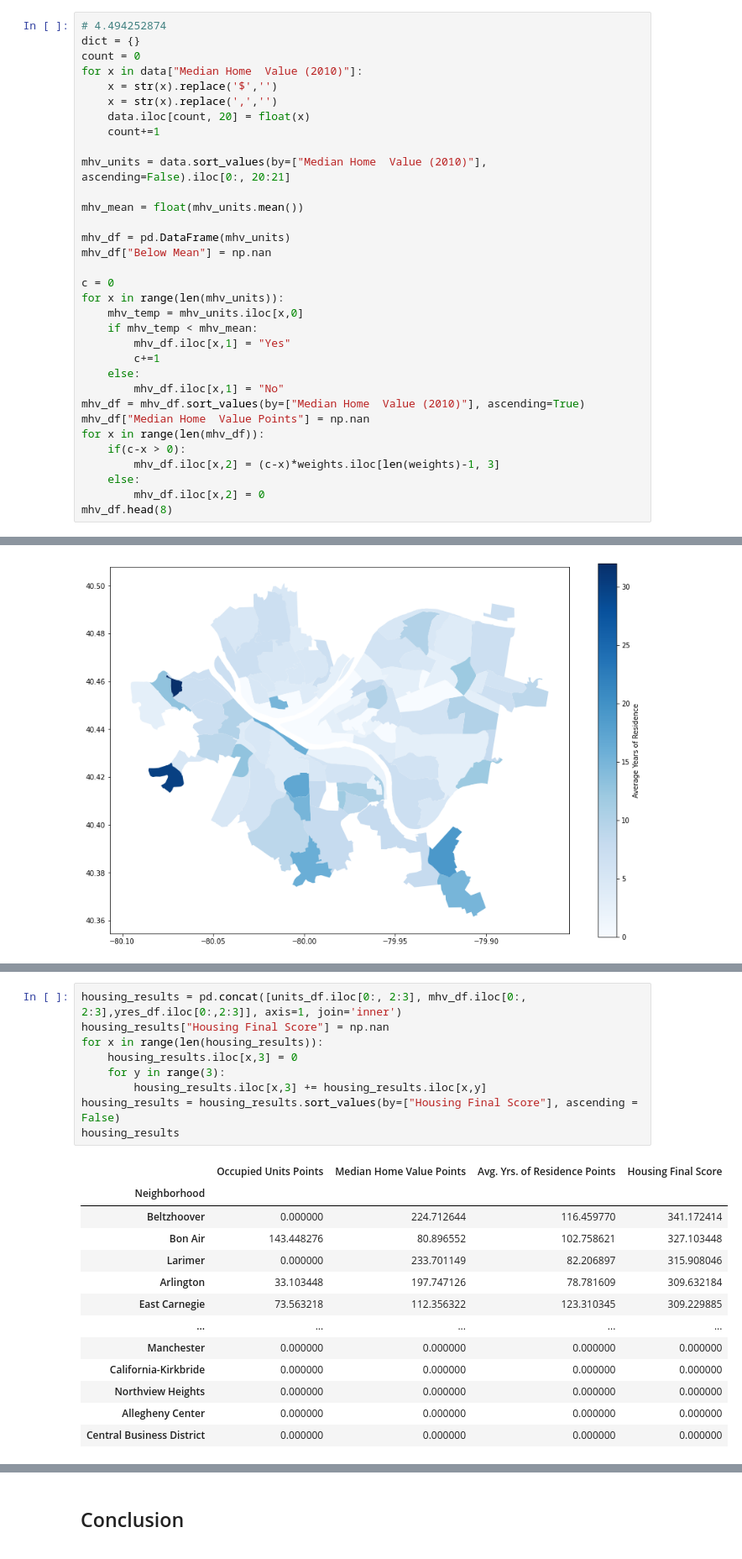
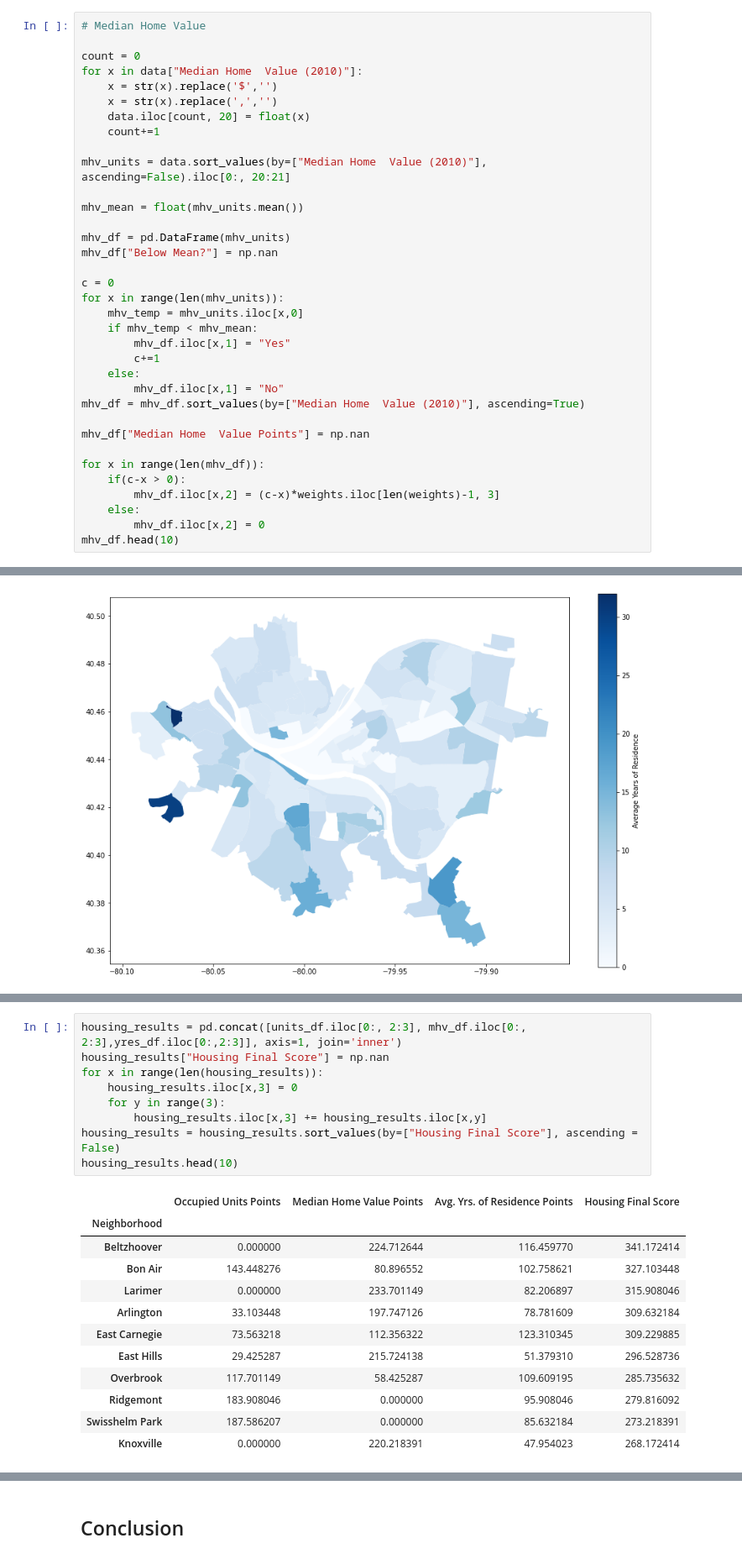
Before and after one commit to Nick0306/Big_Ideas_Final_Project, a Jupyter notebook: Dataset Notebooks/CombinedNotebook.ipynb, the cells around one changed output, grey strips where cells are left out. Shown at 84% size. Drawn from its saved outputs; the diff is of its cells as text.

```diff
--- a/Dataset Notebooks/CombinedNotebook.ipynb
+++ b/Dataset Notebooks/CombinedNotebook.ipynb
@@ -613,6 +611,6 @@ The same process was repeated for median home value. The values were made numeri
 # %%
-# 4.494252874
-dict = {}
+# Median Home Value
+
 count = 0
 for x in data["Median Home  Value (2010)"]:
     x = str(x).replace('$','')
@@ -625,7 +623,7 @@ mhv_units = data.sort_values(by=["Median Home  Value (2010)"], ascending=False).
 mhv_mean = float(mhv_units.mean())
 
 mhv_df = pd.DataFrame(mhv_units)
-mhv_df["Below Mean"] = np.nan
+mhv_df["Below Mean?"] = np.nan
 
 c = 0
 for x in range(len(mhv_units)):
@@ -636,11 +634,13 @@ for x in range(len(mhv_units)):
     else:
         mhv_df.iloc[x,1] = "No"
 mhv_df = mhv_df.sort_values(by=["Median Home  Value (2010)"], ascending=True)
+
 mhv_df["Median Home  Value Points"] = np.nan
+
 for x in range(len(mhv_df)):
     if(c-x > 0):
         mhv_df.iloc[x,2] = (c-x)*weights.iloc[len(weights)-1, 3]
     else:
         mhv_df.iloc[x,2] = 0
-mhv_df.head(8)
+mhv_df.head(10)
 # %% [output]
@@ -732,23 +740,22 @@ yres_map.plot(column='Est. Avg. Yrs. of Residence (2010)',
 # %%
 housing_results = pd.concat([units_df.iloc[0:, 2:3], mhv_df.iloc[0:, 2:3],yres_df.iloc[0:,2:3]], axis=1, join='inner')
 housing_results["Housing Final Score"] = np.nan
 for x in range(len(housing_results)):
     housing_results.iloc[x,3] = 0
     for y in range(3):
         housing_results.iloc[x,3] += housing_results.iloc[x,y]
 housing_results = housing_results.sort_values(by=["Housing Final Score"], ascending = False)
-housing_results
+housing_results.head(10)
 # %% [output]
 |  | Occupied Units Points | Median Home Value Points | Avg. Yrs. of Residence Points | Housing Final Score |
 | Neighborhood |  |  |  |  |
 | Beltzhoover | 0.000000 | 224.712644 | 116.459770 | 341.172414 |
 | Bon Air | 143.448276 | 80.896552 | 102.758621 | 327.103448 |
 | Larimer | 0.000000 | 233.701149 | 82.206897 | 315.908046 |
 | Arlington | 33.103448 | 197.747126 | 78.781609 | 309.632184 |
 | East Carnegie | 73.563218 | 112.356322 | 123.310345 | 309.229885 |
-| ... | ... | ... | ... | ... |
-| Manchester | 0.000000 | 0.000000 | 0.000000 | 0.000000 |
-| California-Kirkbride | 0.000000 | 0.000000 | 0.000000 | 0.000000 |
-| Northview Heights | 0.000000 | 0.000000 | 0.000000 | 0.000000 |
-| Allegheny Center | 0.000000 | 0.000000 | 0.000000 | 0.000000 |
-| Central Business District | 0.000000 | 0.000000 | 0.000000 | 0.000000 |
+| East Hills | 29.425287 | 215.724138 | 51.379310 | 296.528736 |
+| Overbrook | 117.701149 | 58.425287 | 109.609195 | 285.735632 |
+| Ridgemont | 183.908046 | 0.000000 | 95.908046 | 279.816092 |
+| Swisshelm Park | 187.586207 | 0.000000 | 85.632184 | 273.218391 |
+| Knoxville | 0.000000 | 220.218391 | 47.954023 | 268.172414 |
```
Also changed, not shown: parts of 13 cells of this notebook, 1 other file.
